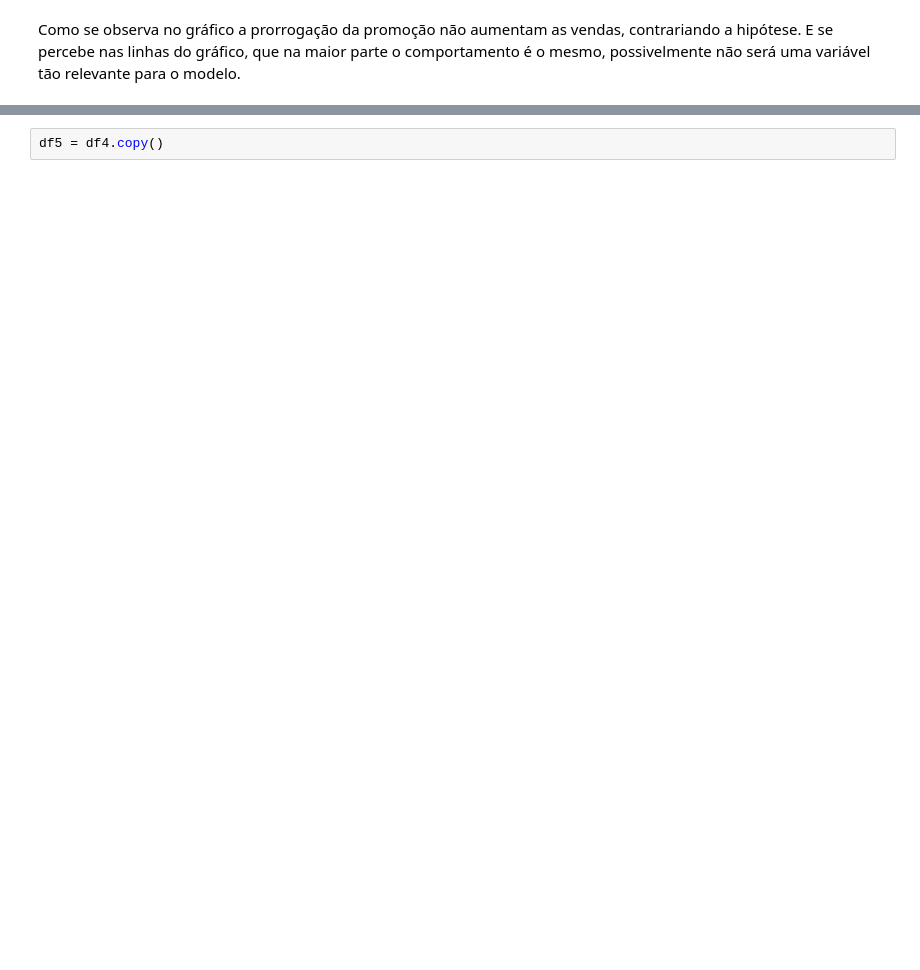
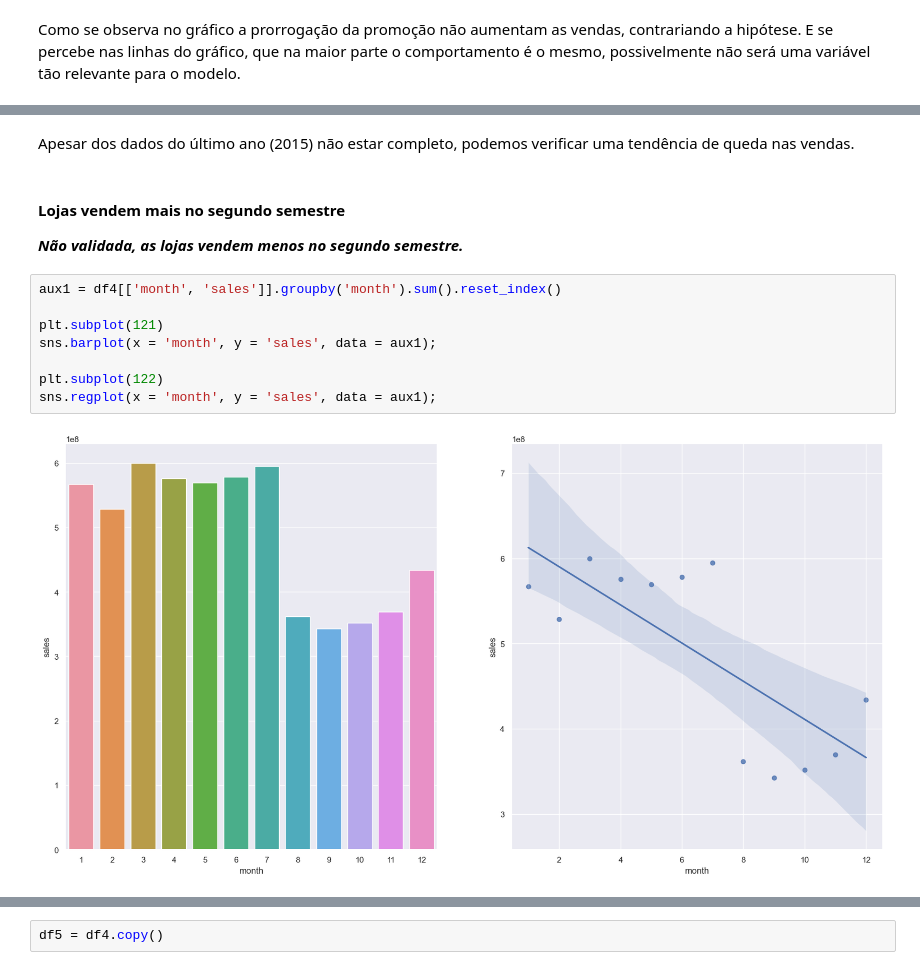
Before and after one commit to paulinhomagno/Previsao_vendas, a Jupyter notebook: Analise.ipynb, the cells around one changed output, grey strips where cells are left out. Drawn from its saved outputs; the diff is of its cells as text; blank space fills up the shorter version.

```diff
--- a/Analise.ipynb
+++ b/Analise.ipynb
@@ -658,0 +690,15 @@ Como se observa no gráfico a prorrogação da promoção não aumentam as venda
+# %% [markdown]
+Apesar dos dados do último ano (2015) não estar completo, podemos verificar uma tendência de queda nas vendas.
+# %% [markdown]
+#### Lojas vendem mais no segundo semestre
+_**Não validada, as lojas vendem menos no segundo semestre.**_
+# %%
+aux1 = df4[['month', 'sales']].groupby('month').sum().reset_index()
+
+plt.subplot(121)
+sns.barplot(x = 'month', y = 'sales', data = aux1);
+
+plt.subplot(122)
+sns.regplot(x = 'month', y = 'sales', data = aux1);
+# %% [output]
+[figure, added]
```
Also changed, not shown: parts of 73 cells of this notebook.
